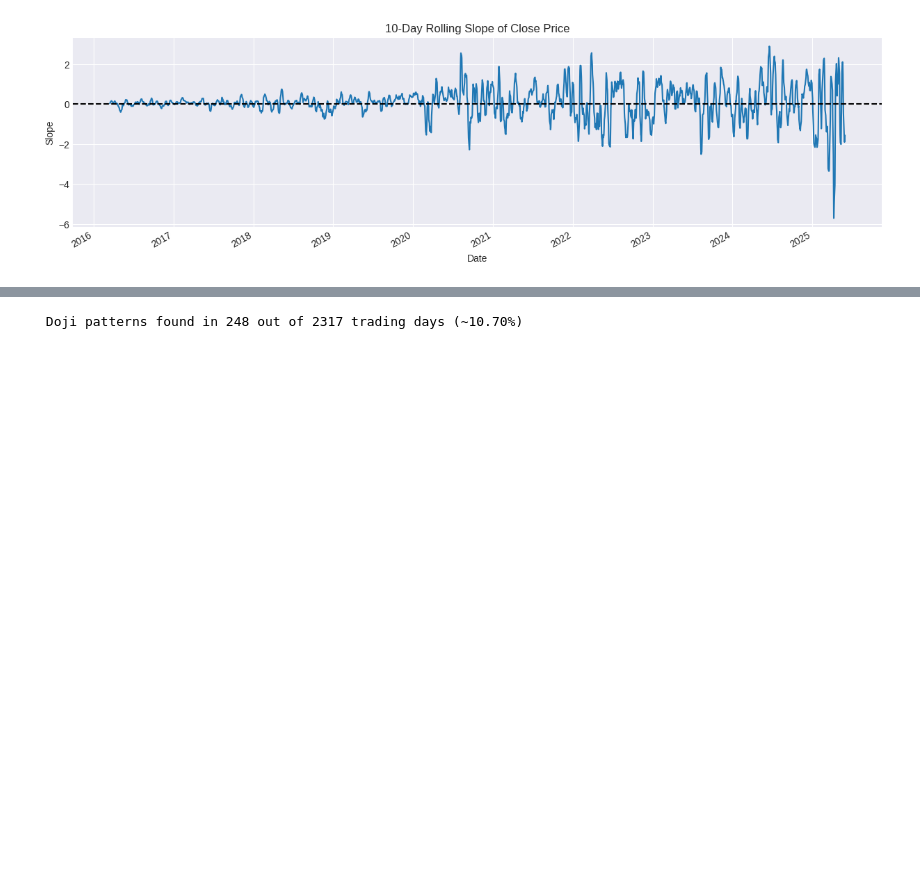
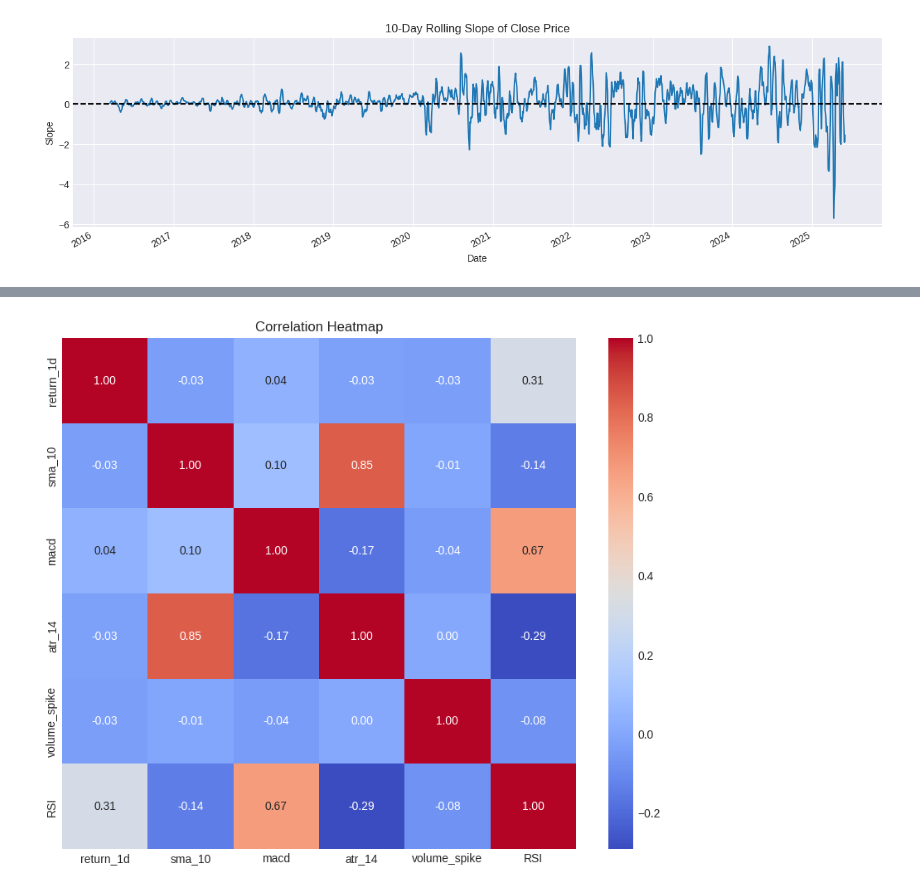
Before and after one commit to HRSMalik/OHLCV-stock-pred, a Jupyter notebook: notebooks/feature_e.ipynb, the cells around one changed output, grey strips where cells are left out. Cells and saved outputs as stored; diff of their text form; code cells hidden in the pictures; blank space fills up the shorter version.

```diff
--- a/notebooks/feature_e.ipynb
+++ b/notebooks/feature_e.ipynb
@@ -209,6 +213,13 @@ plt.show()
 # %%
-doji_days = df[df['doji_flag']].shape[0]
-total_days = df.shape[0]
-print(f" Doji patterns found in {doji_days} out of {total_days} trading days (~{100 * doji_days / total_days:.2f}%)")
+features_to_plot = [
+    'return_1d', 'sma_10', 'macd','atr_14', 'volume_spike', 'RSI'
+]
+
+plt.figure(figsize=(10, 8))
+sns.heatmap(df[features_to_plot].corr(), annot=True, cmap="coolwarm", fmt=".2f")
+os.makedirs("../plots", exist_ok=True)
+plt.savefig("plots/correlation_heatmap_F.png", bbox_inches="tight")
+plt.title("Correlation Heatmap")
+plt.show()
 # %% [output]
- Doji patterns found in 248 out of 2317 trading days (~10.70%)
+[figure, added]
```
Also changed, not shown: parts of 4 cells of this notebook, 3 other files.
